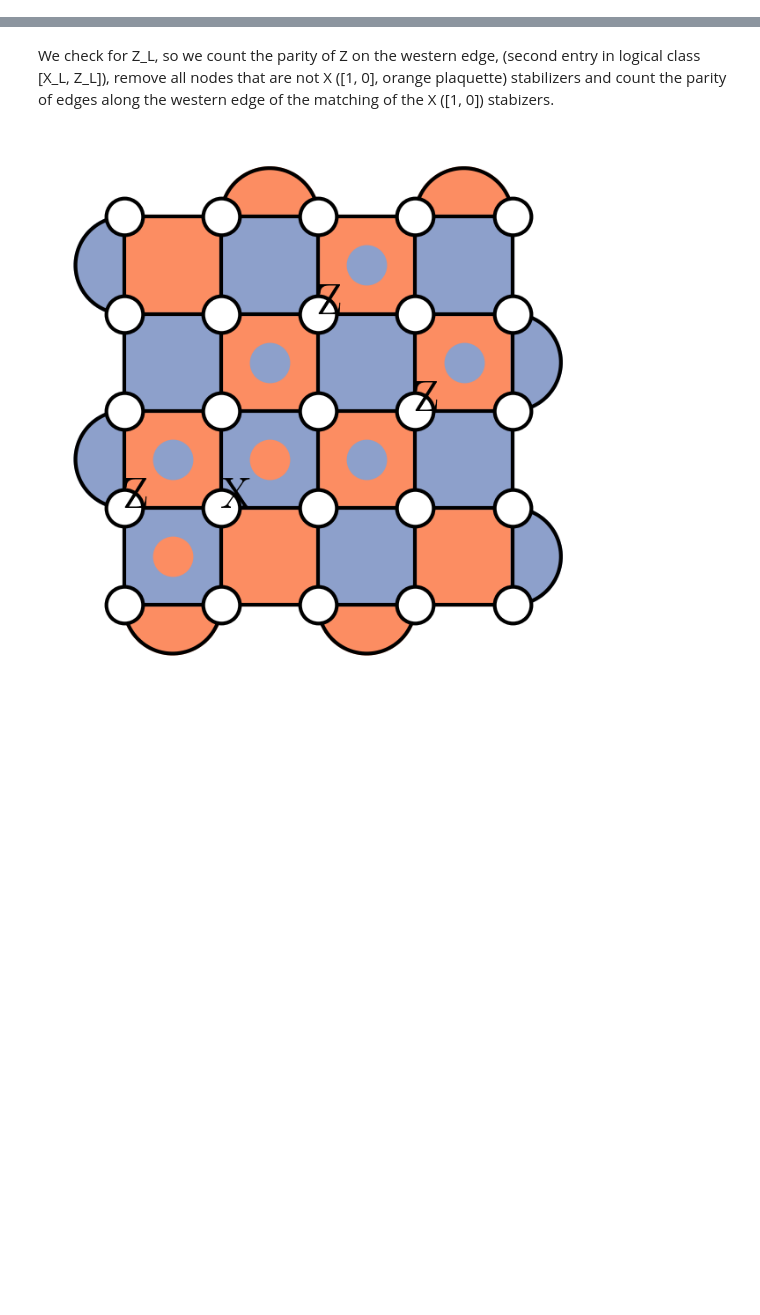
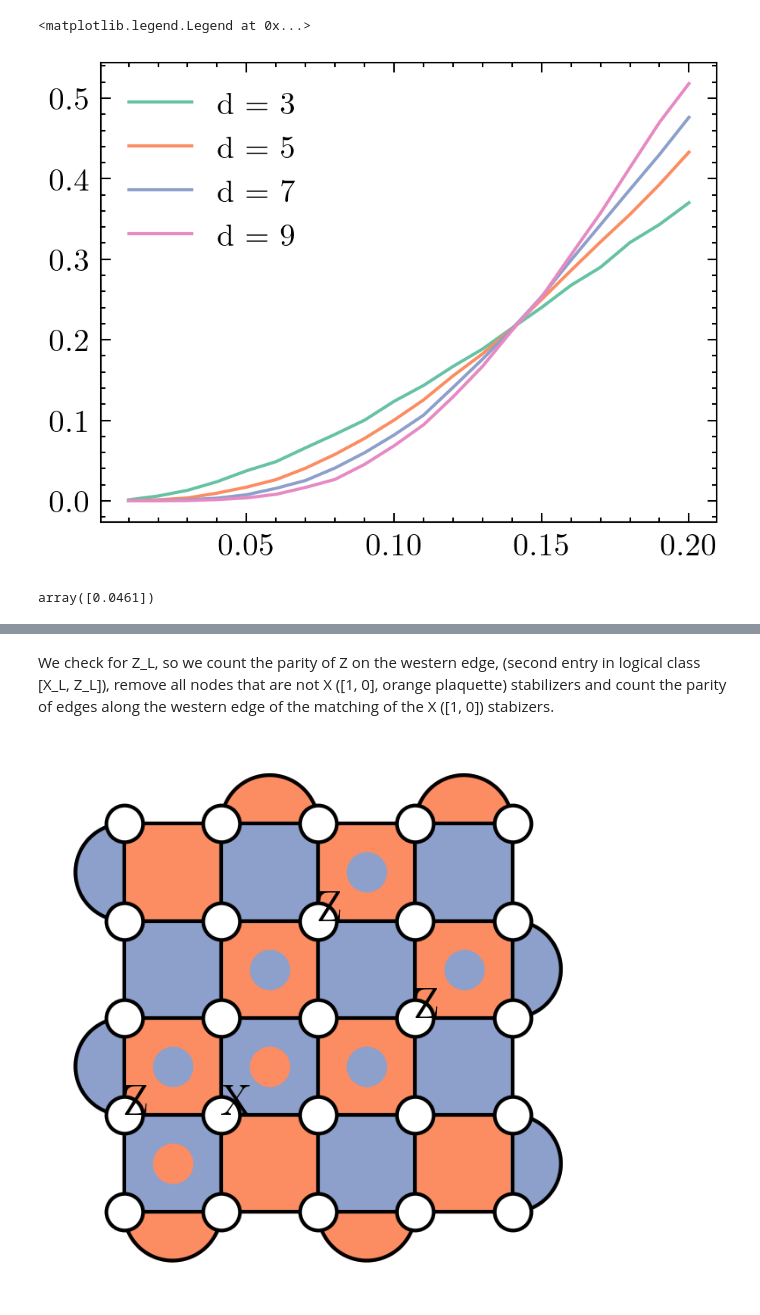
Before and after one commit to LangeMoritz/neural_matching, a Jupyter notebook: build_decoder.ipynb, the cells around one changed output, grey strips where cells are left out. Cells and saved outputs as stored; diff of their text form; code cells hidden in the pictures; blank space fills up the shorter version.

```diff
--- a/build_decoder.ipynb
+++ b/build_decoder.ipynb
@@ -26,0 +118,14 @@ from qecsim.graphtools import mwpm
+# %%
+fig, ax = plt.subplots()
+for d in Ls:
+    d_check = mwpm[:, 0] == d
+    mwpm_acc = 2* mwpm[d_check, 1:].flatten()
+    ax.plot(rates, mwpm_acc, label = f'd = {d}')
+ax.legend()
+# %% [output]
+<matplotlib.legend.Legend at 0x...>
+[figure, added]
+# %%
+result_matrix[d_check, p_check]
+# %% [output]
+array([0.0461])
```
Also changed, not shown: parts of 12 cells of this notebook, 5 other files.
